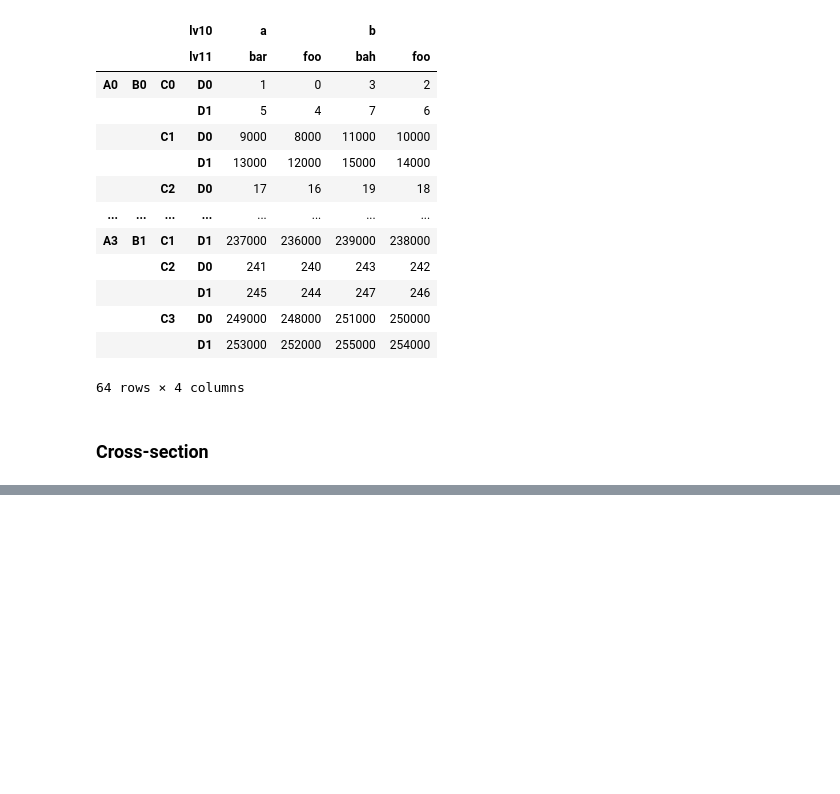
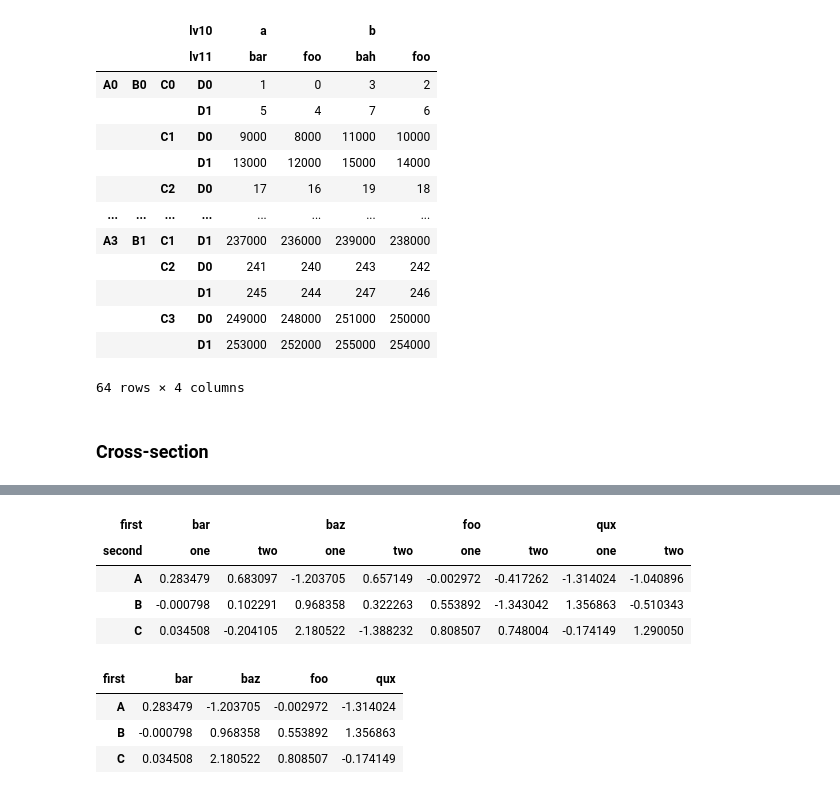
Before and after one commit to shizidushu/pandas-docs-coding-notebook, a Jupyter notebook: multiindex-advanced-indexing.ipynb, the cells around one changed output, grey strips where cells are left out. Cells and saved outputs as stored; diff of their text form; code cells hidden in the pictures; blank space fills up the shorter version.

```diff
--- a/multiindex-advanced-indexing.ipynb
+++ b/multiindex-advanced-indexing.ipynb
@@ -842,0 +874,17 @@ df2
+# %%
+df = df.T
+# %%
+df
+# %% [output]
+| first | bar |  | baz |  | foo |  | qux |  |
+| second | one | two | one | two | one | two | one | two |
+| A | 0.283479 | 0.683097 | -1.203705 | 0.657149 | -0.002972 | -0.417262 | -1.314024 | -1.040896 |
+| B | -0.000798 | 0.102291 | 0.968358 | 0.322263 | 0.553892 | -1.343042 | 1.356863 | -0.510343 |
+| C | 0.034508 | -0.204105 | 2.180522 | -1.388232 | 0.808507 | 0.748004 | -0.174149 | 1.290050 |
+# %%
+df.xs("one", level="second", axis=1)
+# %% [output]
+| first | bar | baz | foo | qux |
+| A | 0.283479 | -1.203705 | -0.002972 | -1.314024 |
+| B | -0.000798 | 0.968358 | 0.553892 | 1.356863 |
+| C | 0.034508 | 2.180522 | 0.808507 | -0.174149 |
```
Also changed, not shown: parts of 93 cells of this notebook.
